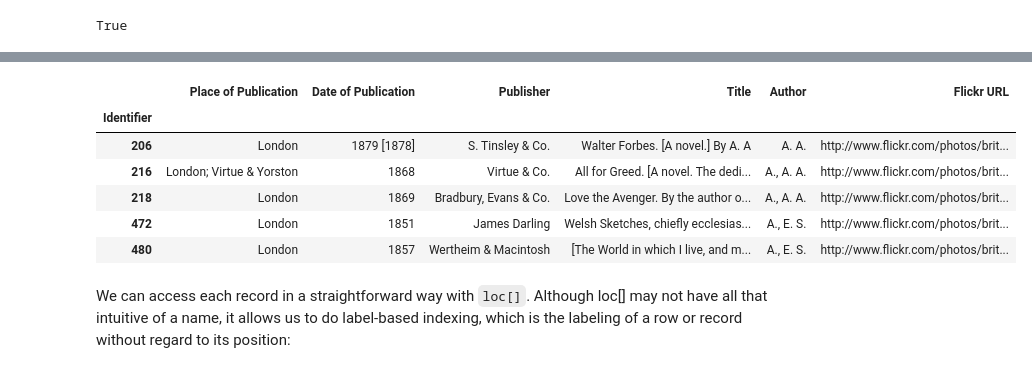
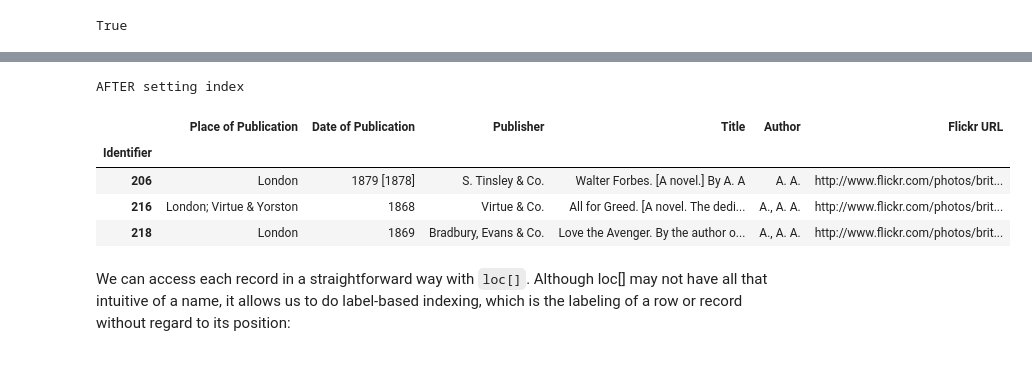
Before and after one commit to heidless-stillwater/data-cleaning, a Jupyter notebook: notebooks/python-data-cleaning-0.ipynb, the cells around one changed output, grey strips where cells are left out. Drawn from its saved outputs; the diff is of its cells as text; code cells hidden in the pictures.

```diff
--- a/notebooks/python-data-cleaning-0.ipynb
+++ b/notebooks/python-data-cleaning-0.ipynb
@@ -129,15 +139,17 @@ True
 # %%
+
+
 #df = df.set_index('Identifier')
 df.set_index('Identifier', inplace=True)
-df.head()
+print('AFTER setting index')
+df.head(3)
 # %% [output]
+AFTER setting index
 |  | Place of Publication | Date of Publication | Publisher | Title | Author | Flickr URL |
 | Identifier |  |  |  |  |  |  |
 | 206 | London | 1879 [1878] | S. Tinsley & Co. | Walter Forbes. [A novel.] By A. A | A. A. | http://www.flickr.com/photos/brit... |
 | 216 | London; Virtue & Yorston | 1868 | Virtue & Co. | All for Greed. [A novel. The dedi... | A., A. A. | http://www.flickr.com/photos/brit... |
 | 218 | London | 1869 | Bradbury, Evans & Co. | Love the Avenger. By the author o... | A., A. A. | http://www.flickr.com/photos/brit... |
-| 472 | London | 1851 | James Darling | Welsh Sketches, chiefly ecclesias... | A., E. S. | http://www.flickr.com/photos/brit... |
-| 480 | London | 1857 | Wertheim & Macintosh | [The World in which I live, and m... | A., E. S. | http://www.flickr.com/photos/brit... |
 # %% [markdown]
 We can access each record in a straightforward way with `loc[]`. Although loc[] may not have all that intuitive of a name, it allows us to do label-based indexing, which is the labeling of a row or record without regard to its position:
 # %%
```
Also changed, not shown: parts of 22 cells of this notebook.
